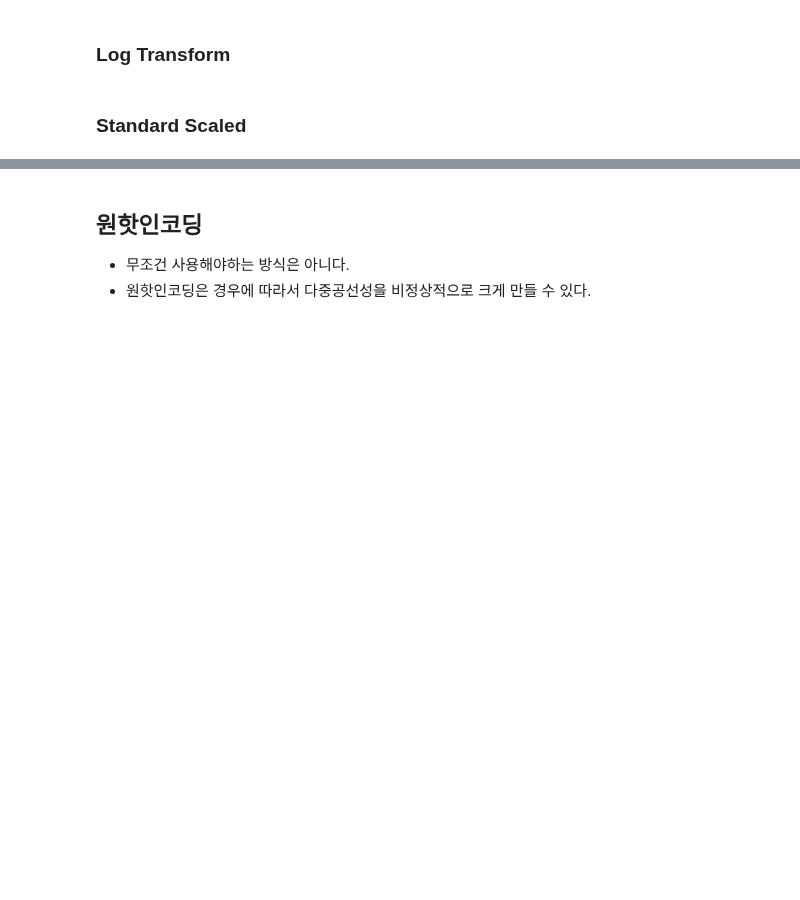
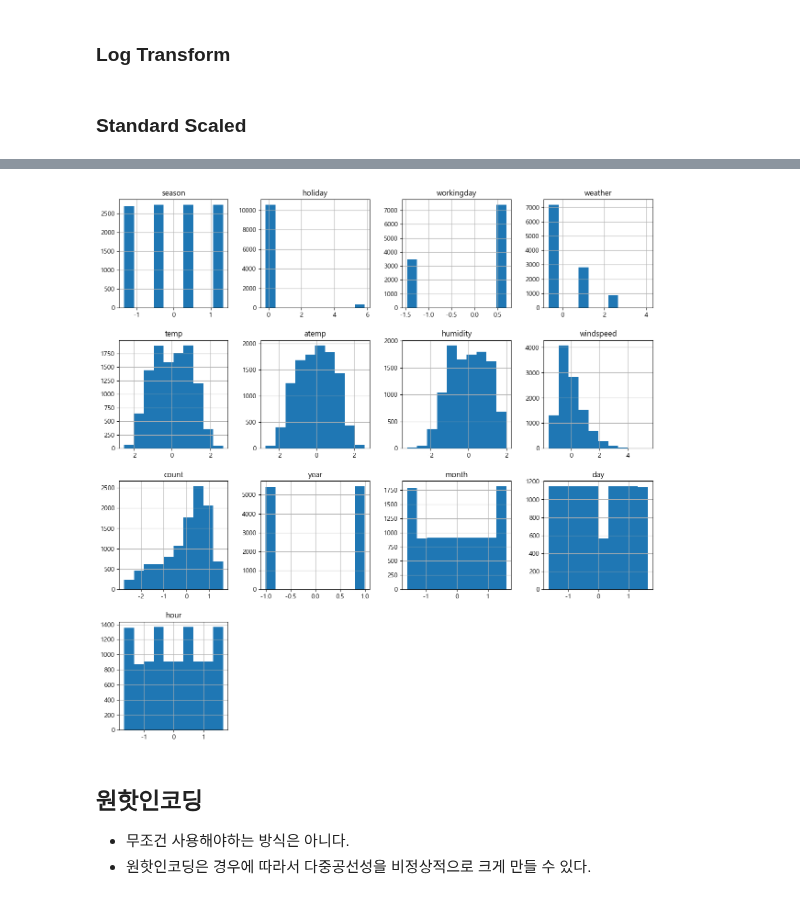
Before and after one commit to anjuiswhat/TIL, a Jupyter notebook: ADP_study/정리본/회귀분석 연습_statsmodels.ipynb, the cells around one changed output, grey strips where cells are left out. Saved outputs shown, nothing was run; the diff lists cells and outputs as text; code cells hidden in the pictures; blank space fills up the shorter version.

```diff
--- a/ADP_study/정리본/회귀분석 연습_statsmodels.ipynb
+++ b/ADP_study/정리본/회귀분석 연습_statsmodels.ipynb
@@ -270,3 +295,8 @@ plt.show()
+# %%
+df_bike2.hist( figsize = (15,15))
+plt.show()
+# %% [output]
+[figure, added]
 # %% [markdown]
 ## 원핫인코딩
 
```
Also changed, not shown: parts of 12 cells of this notebook, 20 other files.
